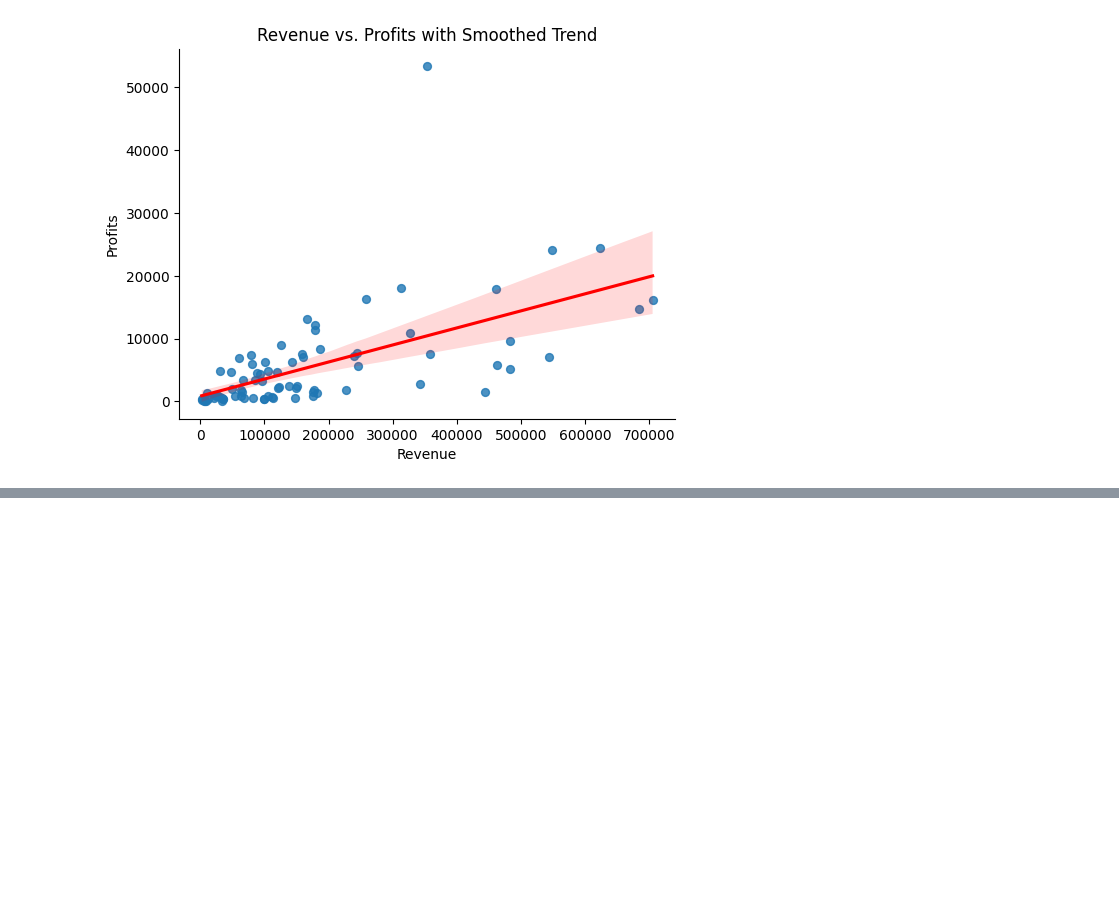
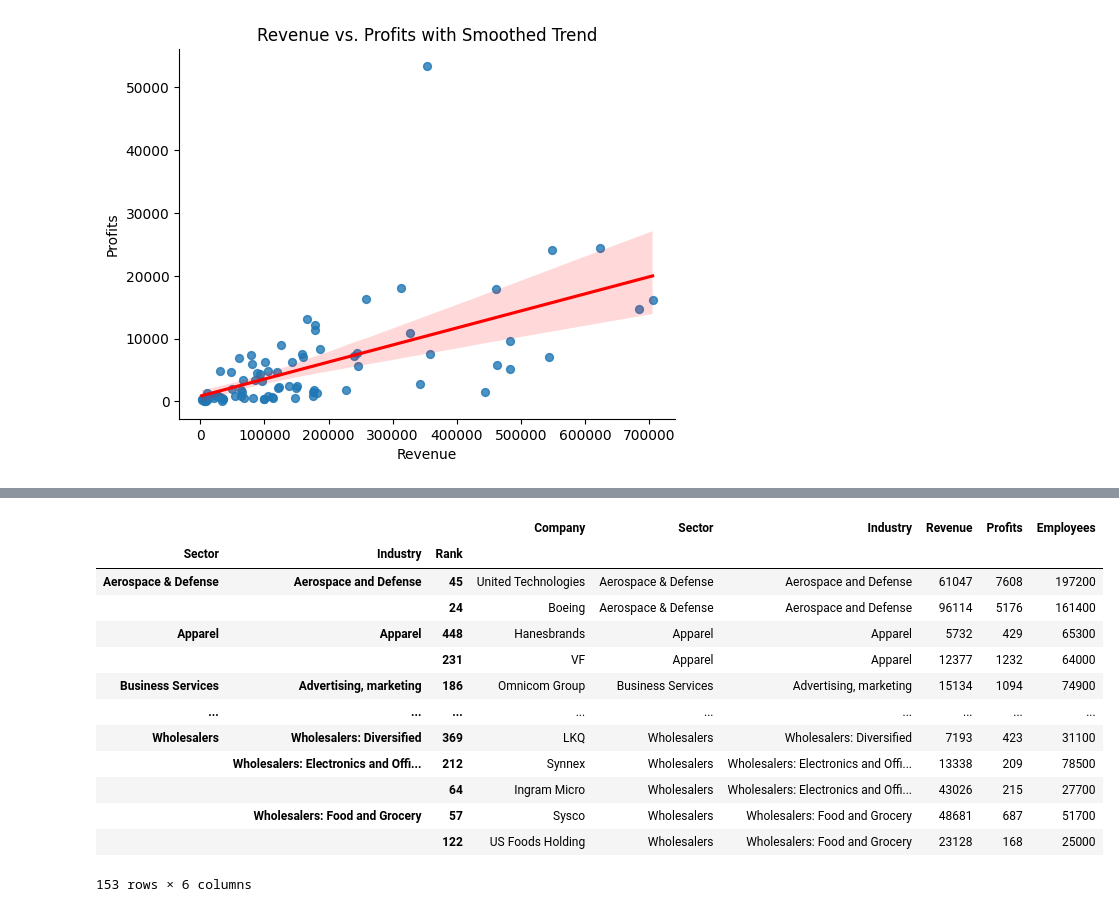
Before and after one commit to Johanhms/Practicas_Python, a Jupyter notebook: Data_Analysis_with_Pandas.ipynb, the cells around one changed output, grey strips where cells are left out. Cells and saved outputs as stored; diff of their text form; code cells hidden in the pictures; blank space fills up the shorter version.

```diff
--- a/Data_Analysis_with_Pandas.ipynb
+++ b/Data_Analysis_with_Pandas.ipynb
@@ -353,0 +351,20 @@ plt.show()
+# %%
+def top_two_companies(sector):
+  return sector.nlargest(2, "Employees")
+
+sectors.apply(top_two_companies)
+# %% [output]
+|  |  |  | Company | Sector | Industry | Revenue | Profits | Employees |
+| Sector | Industry | Rank |  |  |  |  |  |  |
+| Aerospace & Defense | Aerospace and Defense | 45 | United Technologies | Aerospace & Defense | Aerospace and Defense | 61047 | 7608 | 197200 |
+|  |  | 24 | Boeing | Aerospace & Defense | Aerospace and Defense | 96114 | 5176 | 161400 |
+| Apparel | Apparel | 448 | Hanesbrands | Apparel | Apparel | 5732 | 429 | 65300 |
+|  |  | 231 | VF | Apparel | Apparel | 12377 | 1232 | 64000 |
+| Business Services | Advertising, marketing | 186 | Omnicom Group | Business Services | Advertising, marketing | 15134 | 1094 | 74900 |
+| ... | ... | ... | ... | ... | ... | ... | ... | ... |
+| Wholesalers | Wholesalers: Diversified | 369 | LKQ | Wholesalers | Wholesalers: Diversified | 7193 | 423 | 31100 |
+|  | Wholesalers: Electronics and Offi... | 212 | Synnex | Wholesalers | Wholesalers: Electronics and Offi... | 13338 | 209 | 78500 |
+|  |  | 64 | Ingram Micro | Wholesalers | Wholesalers: Electronics and Offi... | 43026 | 215 | 27700 |
+|  | Wholesalers: Food and Grocery | 57 | Sysco | Wholesalers | Wholesalers: Food and Grocery | 48681 | 687 | 51700 |
+|  |  | 122 | US Foods Holding | Wholesalers | Wholesalers: Food and Grocery | 23128 | 168 | 25000 |
+153 rows × 6 columns
```
Also changed, not shown: parts of 2 cells of this notebook.
